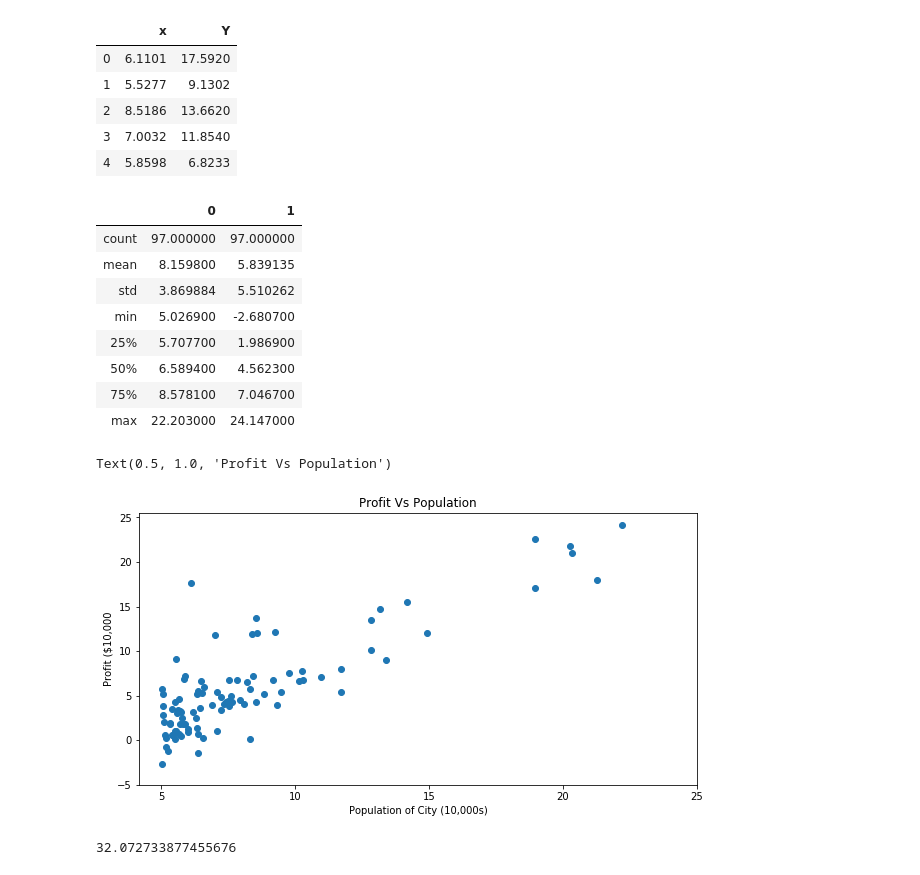
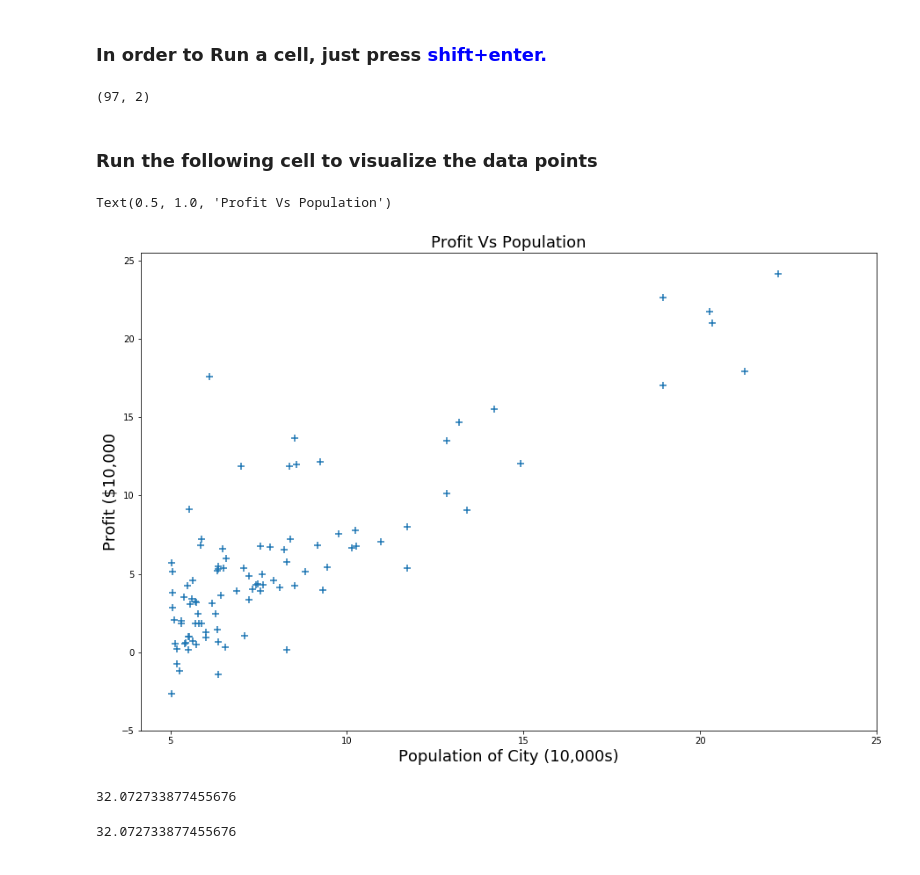
Before and after one commit to mzhoolideh/Intro_To_ML, a Jupyter notebook: hm1.ipynb, the cells around one changed output. Saved outputs shown, nothing was run; the diff lists cells and outputs as text; code cells hidden in the pictures.

Commit message:
some modifications on visualizations

```diff
--- a/hm1.ipynb
+++ b/hm1.ipynb
@@ -2,41 +2,27 @@
 import numpy as np
 import matplotlib.pyplot as plt
 import pandas as pd
+# %% [markdown]
+### In order to Run a cell, just press <span style="color:blue"> shift+enter.</span>
 # %%
-# Run the followig code to upload data in a pandas dataframe #
-data=pd.read_csv("./ex1data1.txt", names=['x', 'Y'])
+# Run the followig code to upload data #
+data = np.loadtxt("./ex1data1.txt", delimiter=',')
 
-# This command shows the first 5 rows of the data
-data.head()
+# This command shows the shape of the data
+data.shape
 # %% [output]
-|  | x | Y |
-| 0 | 6.1101 | 17.5920 |
-| 1 | 5.5277 | 9.1302 |
-| 2 | 8.5186 | 13.6620 |
-| 3 | 7.0032 | 11.8540 |
-| 4 | 5.8598 | 6.8233 |
+(97, 2)
-# %%
-# Following command give useful statistical information about the data
-data.describe()
-# %% [output]
-|  | 0 | 1 |
-| count | 97.000000 | 97.000000 |
-| mean | 8.159800 | 5.839135 |
-| std | 3.869884 | 5.510262 |
-| min | 5.026900 | -2.680700 |
-| 25% | 5.707700 | 1.986900 |
-| 50% | 6.589400 | 4.562300 |
-| 75% | 8.578100 | 7.046700 |
-| max | 22.203000 | 24.147000 |
+# %% [markdown]
+### Run the following cell to visualize the data points
 # %%
-plt.figure(figsize=(10,5))
-plt.scatter(data[0],data[1])
+plt.figure(figsize=(15,10))
+plt.scatter(data[:,0],data[:,1], marker= '+', s=55)
 plt.xticks(np.arange(5,30,step=5))
 plt.yticks(np.arange(-5,30,step=5))
-plt.xlabel("Population of City (10,000s)")
-plt.ylabel("Profit ($10,000")
-plt.title("Profit Vs Population")
+plt.xlabel("Population of City (10,000s)" , fontsize=18 )
+plt.ylabel("Profit ($10,000", fontsize=18)
+plt.title("Profit Vs Population", fontsize=18)
 # %% [output]
 Text(0.5, 1.0, 'Profit Vs Population')
-[figure, old version]
+[figure, new version]
 # %%
@@ -52 +48,18 @@ def computeCost(X,y,theta):
+# %%
+
+# find the number of the trainig set and set it to m
+m =
+
+# Add a column of 1's to the training_set and name it X (np.append can be useful here)
+X =
+
+# Choose the last column as labels and asign it to y
+y =
+
+# Initiate theta as a (2,1) zero vector (np.zerose can be useful here)
+theta =
+
+# Calculate costfunction by the using Costfunc defined above(your resut should be around 32.07)
+# %% [output]
+32.072733877455676
 # %%
```
Also changed, not shown: parts of 7 cells of this notebook.
